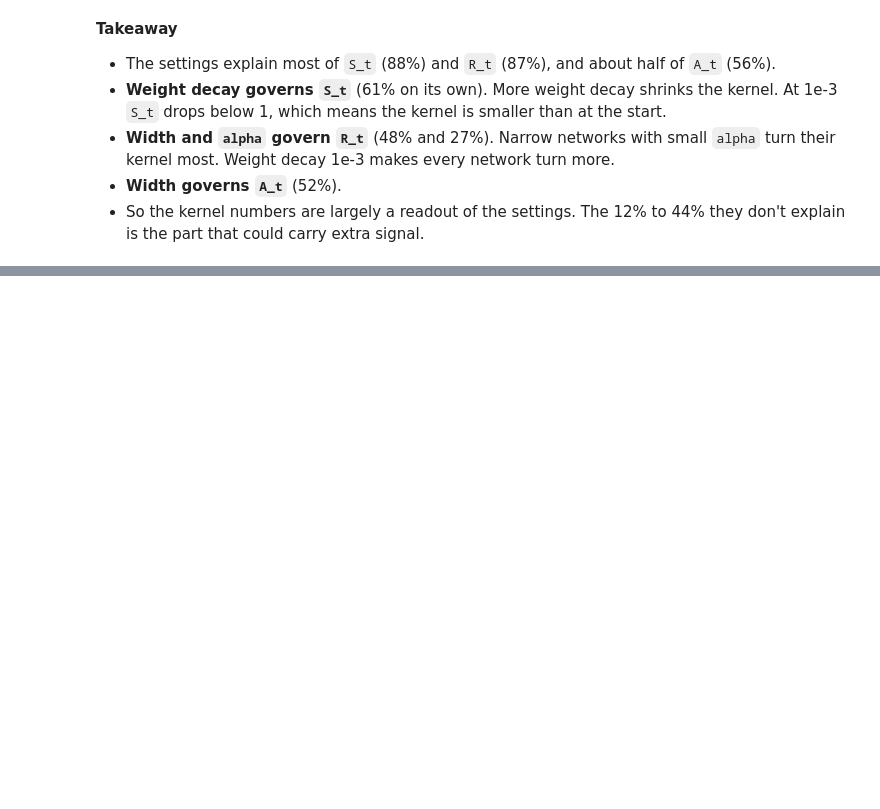
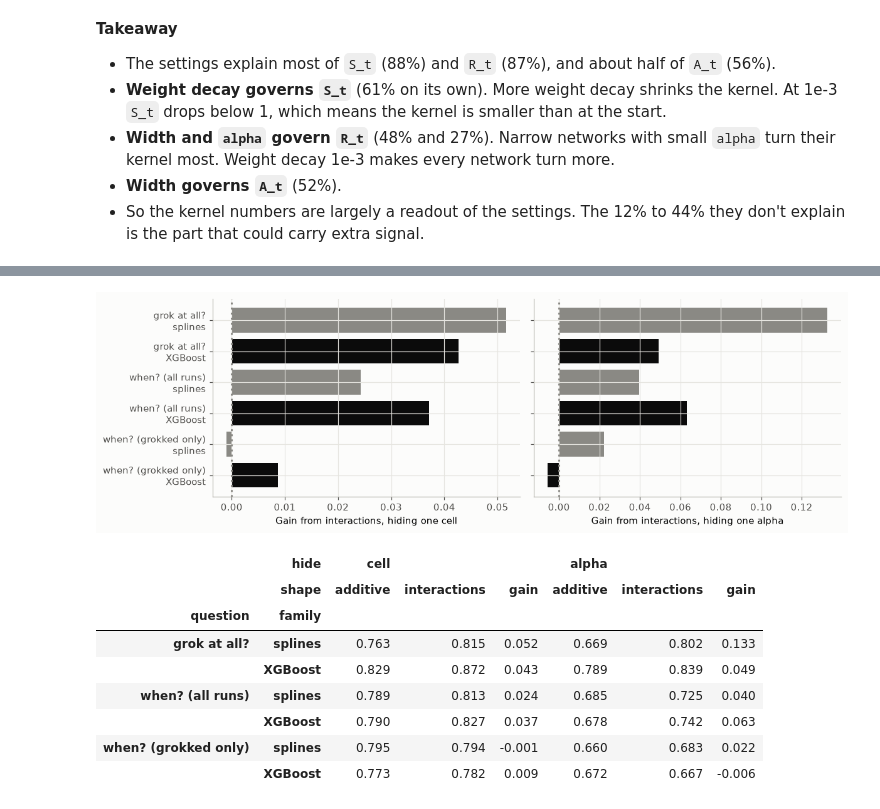
Before and after one commit to ZainAlSaffi-Dev/STAT3007, a Jupyter notebook: model_fitting/4_nonlinear_exploration.ipynb, the cells around one changed output, grey strips where cells are left out. Drawn from its saved outputs; the diff is of its cells as text; code cells hidden in the pictures; blank space fills up the shorter version.

```diff
--- a/model_fitting/4_nonlinear_exploration.ipynb
+++ b/model_fitting/4_nonlinear_exploration.ipynb
@@ -364,0 +386,77 @@ pd.DataFrame(explained).T.round(3)
+# %%
+everything['grokked'] = everything['T'].notna().astype(int)
+everything['T_or_budget'] = everything['T'].fillna(everything['last_step'])
+
+rows = []
+for question in ['grok at all?', 'when? (all runs)', 'when? (grokked only)']:
+    runs_used = data if question == 'when? (grokked only)' else everything
+    for family in ['splines', 'XGBoost']:
+        for shape in ['additive', 'interactions']:
+            for hide in ['cell', 'alpha']:
+                p = pd.Series(index=runs_used.index, dtype=float)
+                for group in runs_used[hide].unique():
+                    train, test = runs_used[hide] != group, runs_used[hide] == group
+                    z = (runs_used[kernel] - runs_used.loc[train, kernel].mean()) / runs_used.loc[train, kernel].std()
+                    T_used = runs_used['T_or_budget'] if 'T_or_budget' in runs_used else runs_used['T']
+                    event = runs_used['grokked'] if 'grokked' in runs_used else pd.Series(1, index=runs_used.index)
+
+                    if family == 'splines':
+                        basis = SplineTransformer(n_knots=5, degree=3, include_bias=False).fit(z[train])
+                        X = pd.DataFrame(basis.transform(z), index=z.index).add_prefix('curve ')
+                        if shape == 'interactions':
+                            for a, b in pairs:
+                                X[f'{a} × {b}'] = z[a] * z[b]
+                        if question == 'grok at all?':
+                            p[test] = LogisticRegression(max_iter=5000).fit(X[train], event[train]).predict_proba(X[test])[:, 1]
+                        elif question == 'when? (all runs)':
+                            aft = LogNormalAFTFitter(penalizer=0.01).fit(X[train].assign(T=T_used, grokked=event), 'T', 'grokked')
+                            p[test] = aft.predict_median(X[test]).to_numpy().ravel()
+                        else:
+                            p[test] = RidgeCV(np.logspace(-3, 3, 13)).fit(X[train], np.log(T_used[train])).predict(X[test])
+                    else:
+                        params = {'max_depth': 1 if shape == 'additive' else 3, 'eta': 0.05, 'min_child_weight': 5, 'subsample': 0.8, 'seed': 0}
+                        if question == 'grok at all?':
+                            m = xgb.DMatrix(z[train], label=event[train])
+                            params['objective'] = 'binary:logistic'
+                        else:
+                            m = xgb.DMatrix(z[train])
+                            m.set_float_info('label_lower_bound', T_used[train])
+                            m.set_float_info('label_upper_bound', np.where(event[train] == 1, T_used[train], np.inf))
+                            params.update({'objective': 'survival:aft', 'aft_loss_distribution': 'normal', 'aft_loss_distribution_scale': 1.0})
+                        p[test] = xgb.train(params, m, num_boost_round=300).predict(xgb.DMatrix(z[test]))
+
+                # Score on all runs together when hiding cells, and as the mean over the three alphas when hiding alpha.
+                parts = [runs_used.index] if hide == 'cell' else [runs_used.index[runs_used['alpha'] == a] for a in sorted(runs_used['alpha'].unique())]
+                if question == 'grok at all?':
+                    score = np.mean([roc_auc_score(event[i], p[i]) for i in parts])
+                else:
+                    score = np.mean([concordance_index(T_used[i], p[i], event[i]) for i in parts])
+                rows.append({'question': question, 'family': family, 'shape': shape, 'hide': hide, 'score': score})
+
+inter = pd.DataFrame(rows).pivot_table(index=['question', 'family'], columns=['hide', 'shape'], values='score', sort=False)
+for hide in ['cell', 'alpha']:
+    inter[hide, 'gain'] = inter[hide, 'interactions'] - inter[hide, 'additive']
+inter = inter[[(h, s) for h in ['cell', 'alpha'] for s in ['additive', 'interactions', 'gain']]]
+
+fig, axes = plt.subplots(1, 2, figsize=(11, 3.6), sharey=True)
+labels = [f'{q}\n{f}' for q, f in inter.index]
+for ax, hide in zip(axes, ['cell', 'alpha']):
+    ax.barh(range(len(inter)), inter[hide, 'gain'], color=[INK if f == 'XGBoost' else GREY for _, f in inter.index])
+    ax.axvline(0, color=GREY, linestyle=':')
+    ax.set_xlabel(f'Gain from interactions, hiding one {hide}')
+axes[0].set_yticks(range(len(inter)), labels)
+axes[0].invert_yaxis()
+plt.tight_layout()
+plt.show()
+inter.round(3)
+# %% [output]
+[figure, added]
+|  | hide | cell |  |  | alpha |  |  |
+|  | shape | additive | interactions | gain | additive | interactions | gain |
+| question | family |  |  |  |  |  |  |
+| grok at all? | splines | 0.763 | 0.815 | 0.052 | 0.669 | 0.802 | 0.133 |
+|  | XGBoost | 0.829 | 0.872 | 0.043 | 0.789 | 0.839 | 0.049 |
+| when? (all runs) | splines | 0.789 | 0.813 | 0.024 | 0.685 | 0.725 | 0.040 |
+|  | XGBoost | 0.790 | 0.827 | 0.037 | 0.678 | 0.742 | 0.063 |
+| when? (grokked only) | splines | 0.795 | 0.794 | -0.001 | 0.660 | 0.683 | 0.022 |
+|  | XGBoost | 0.773 | 0.782 | 0.009 | 0.672 | 0.667 | -0.006 |
```
Also changed, not shown: parts of 6 cells of this notebook, 1 other file.
